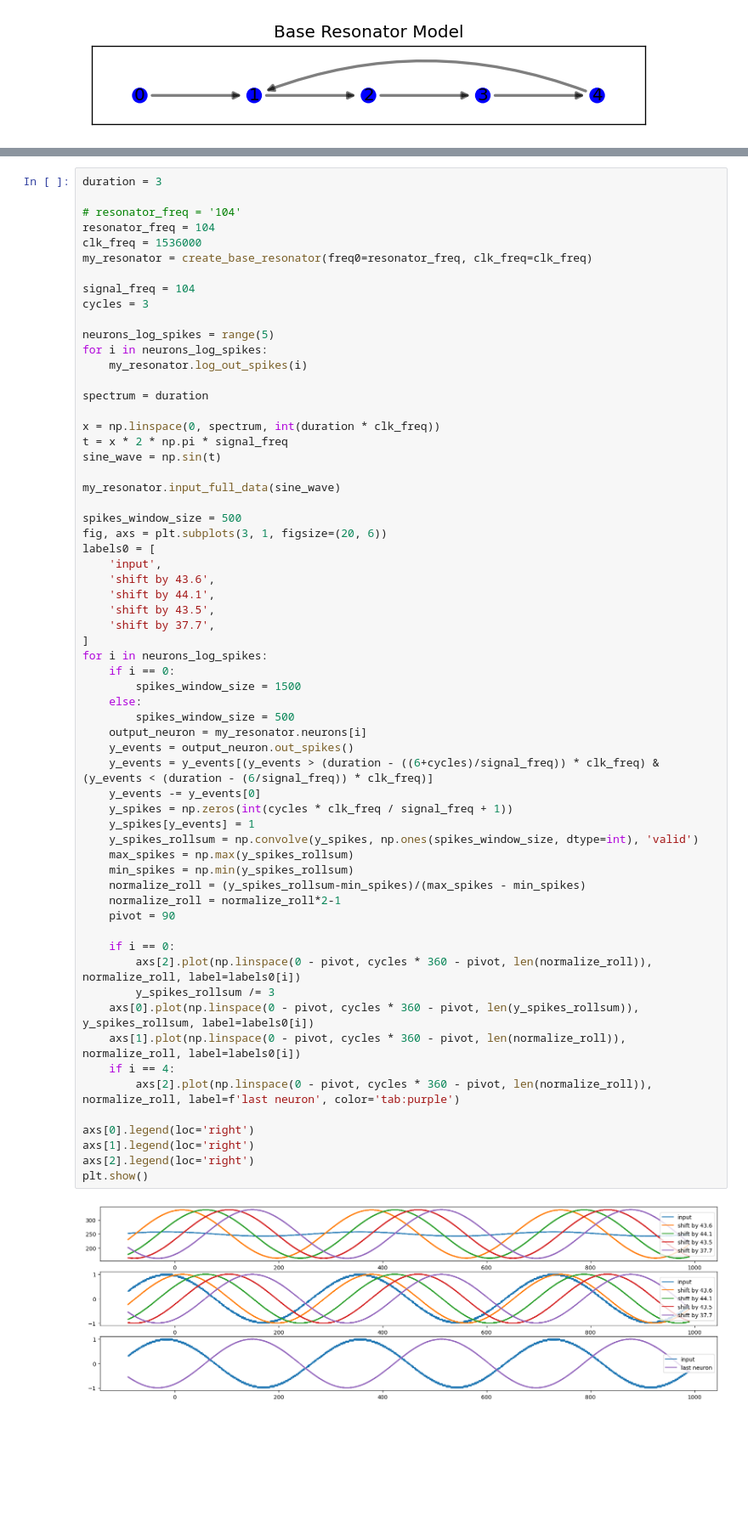
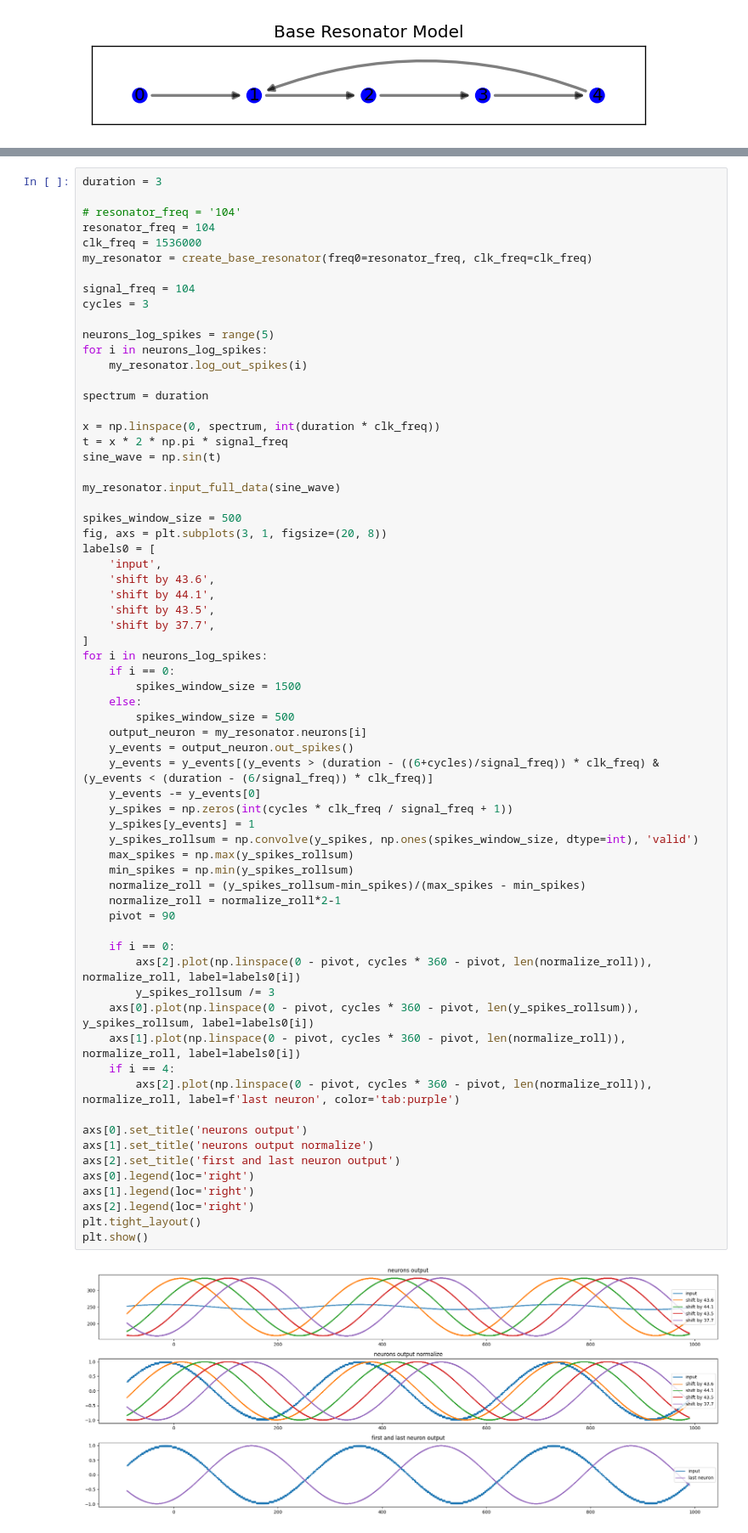
Before and after one commit to yakir4123/SNN-SCTN, a Jupyter notebook: notebooks/resonator_test_sine.ipynb, the cells around one changed output, grey strips where cells are left out. Shown: that part at 85% size. Saved outputs shown, nothing was run; the diff lists cells and outputs as text; blank space fills up the shorter version.

```diff
--- a/notebooks/resonator_test_sine.ipynb
+++ b/notebooks/resonator_test_sine.ipynb
@@ -366,7 +366,7 @@ sine_wave = np.sin(t)
 my_resonator.input_full_data(sine_wave)
 
 spikes_window_size = 500
-fig, axs = plt.subplots(3, 1, figsize=(20, 6))
+fig, axs = plt.subplots(3, 1, figsize=(20, 8))
 labels0 = [
     'input',
     'shift by 43.6',
@@ -378,34 +378,38 @@ for i in neurons_log_spikes:
     if i == 0:
         spikes_window_size = 1500
     else:
         spikes_window_size = 500
     output_neuron = my_resonator.neurons[i]
     y_events = output_neuron.out_spikes()
     y_events = y_events[(y_events > (duration - ((6+cycles)/signal_freq)) * clk_freq) & (y_events < (duration - (6/signal_freq)) * clk_freq)]
     y_events -= y_events[0]
     y_spikes = np.zeros(int(cycles * clk_freq / signal_freq + 1))
     y_spikes[y_events] = 1
     y_spikes_rollsum = np.convolve(y_spikes, np.ones(spikes_window_size, dtype=int), 'valid')
     max_spikes = np.max(y_spikes_rollsum)
     min_spikes = np.min(y_spikes_rollsum)
     normalize_roll = (y_spikes_rollsum-min_spikes)/(max_spikes - min_spikes)
     normalize_roll = normalize_roll*2-1
     pivot = 90
 
     if i == 0:
         axs[2].plot(np.linspace(0 - pivot, cycles * 360 - pivot, len(normalize_roll)), normalize_roll, label=labels0[i])
         y_spikes_rollsum /= 3
     axs[0].plot(np.linspace(0 - pivot, cycles * 360 - pivot, len(y_spikes_rollsum)), y_spikes_rollsum, label=labels0[i])
     axs[1].plot(np.linspace(0 - pivot, cycles * 360 - pivot, len(normalize_roll)), normalize_roll, label=labels0[i])
     if i == 4:
         axs[2].plot(np.linspace(0 - pivot, cycles * 360 - pivot, len(normalize_roll)), normalize_roll, label=f'last neuron', color='tab:purple')
 
+axs[0].set_title('neurons output')
+axs[1].set_title('neurons output normalize')
+axs[2].set_title('first and last neuron output')
 axs[0].legend(loc='right')
 axs[1].legend(loc='right')
 axs[2].legend(loc='right')
+plt.tight_layout()
 plt.show()
 # %% [output]
-[figure, old version]
+[figure, new version]
 # %%
 output_neuron = my_resonator.neurons[0]
 y_events = output_neuron.out_spikes()
```
Also changed, not shown: 1 other file.
